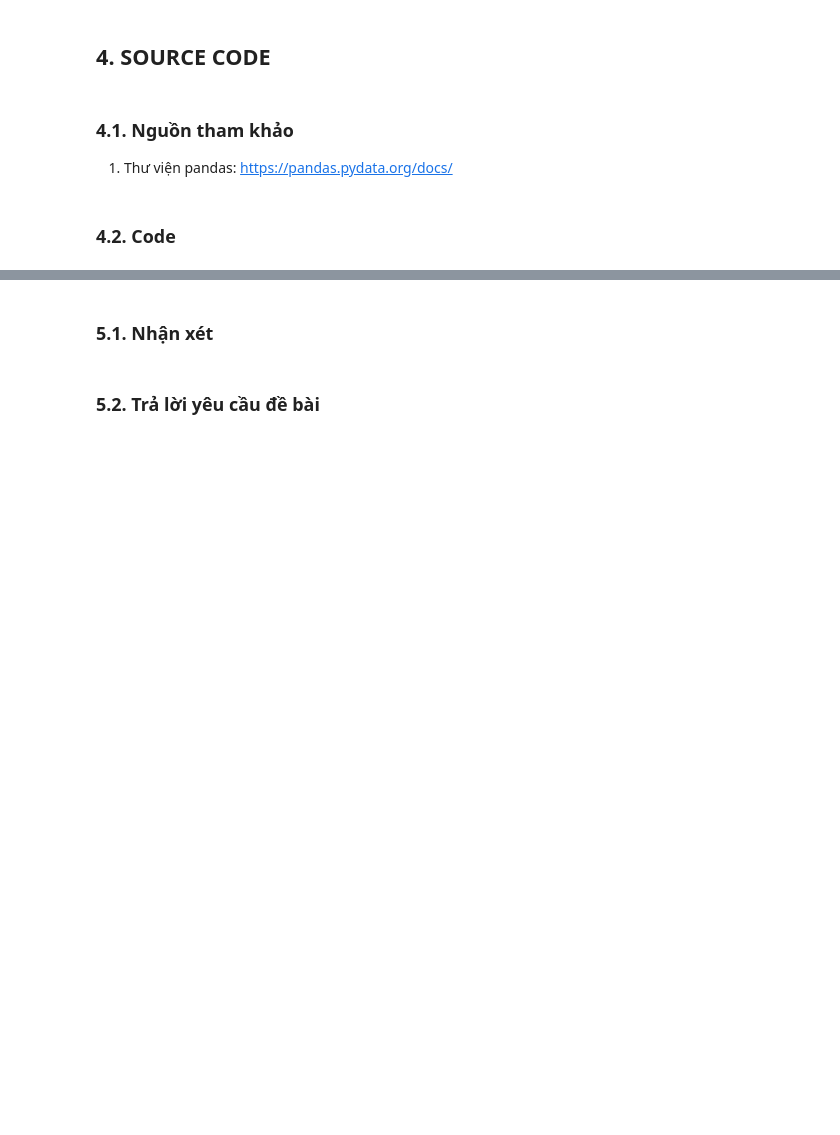
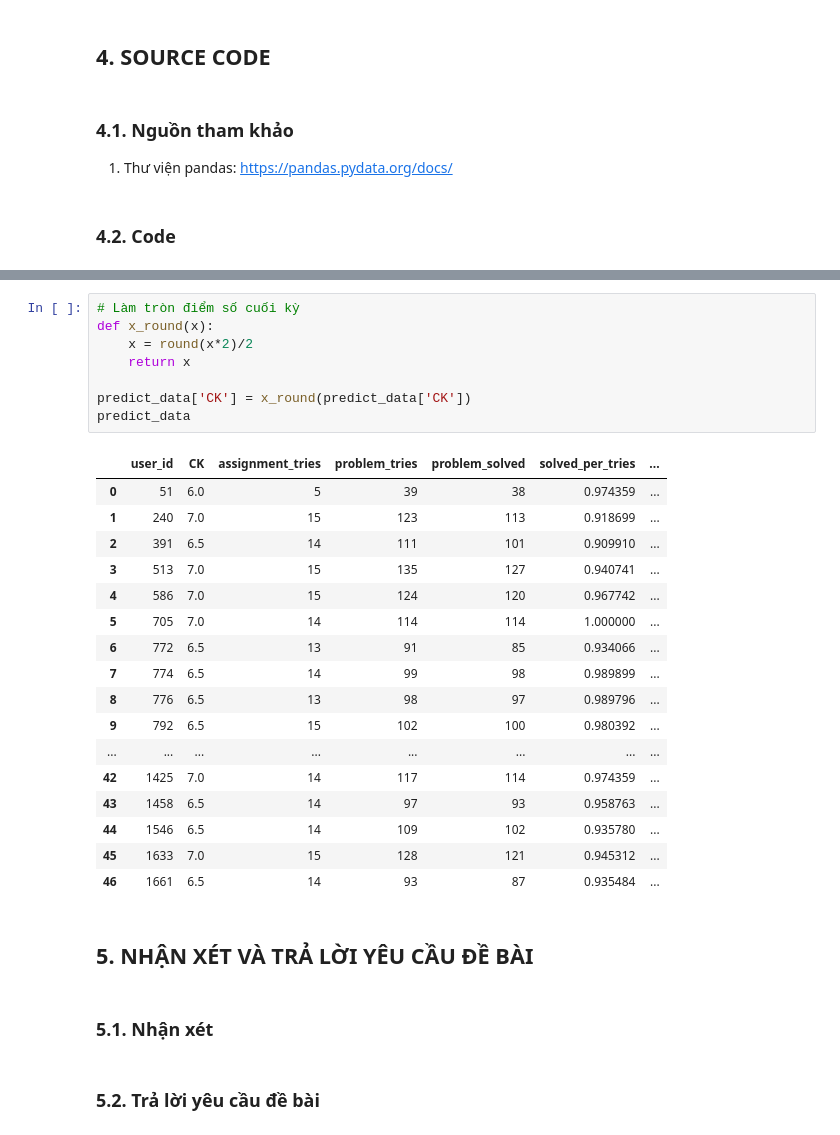
Before and after one commit to caohungphu/CS114.L21, a Jupyter notebook: Colab/Predict_final_exam_score.ipynb, the cells around one changed output, grey strips where cells are left out. Saved outputs shown, nothing was run; the diff lists cells and outputs as text; blank space fills up the shorter version.

```diff
--- a/Colab/Predict_final_exam_score.ipynb
+++ b/Colab/Predict_final_exam_score.ipynb
@@ -166,3 +165,31 @@ Name: CK, dtype: int64
+# %%
+# Làm tròn điểm số cuối kỳ
+def x_round(x):
+    x = round(x*2)/2
+    return x
+
+predict_data['CK'] = x_round(predict_data['CK'])
+predict_data
+# %% [output]
+|  | user_id | CK | assignment_tries | problem_tries | problem_solved | solved_per_tries | ... |
+| 0 | 51 | 6.0 | 5 | 39 | 38 | 0.974359 | ... |
+| 1 | 240 | 7.0 | 15 | 123 | 113 | 0.918699 | ... |
+| 2 | 391 | 6.5 | 14 | 111 | 101 | 0.909910 | ... |
+| 3 | 513 | 7.0 | 15 | 135 | 127 | 0.940741 | ... |
+| 4 | 586 | 7.0 | 15 | 124 | 120 | 0.967742 | ... |
+| 5 | 705 | 7.0 | 14 | 114 | 114 | 1.000000 | ... |
+| 6 | 772 | 6.5 | 13 | 91 | 85 | 0.934066 | ... |
+| 7 | 774 | 6.5 | 14 | 99 | 98 | 0.989899 | ... |
+| 8 | 776 | 6.5 | 13 | 98 | 97 | 0.989796 | ... |
+| 9 | 792 | 6.5 | 15 | 102 | 100 | 0.980392 | ... |
+| ... | ... | ... | ... | ... | ... | ... | ... |
+| 42 | 1425 | 7.0 | 14 | 117 | 114 | 0.974359 | ... |
+| 43 | 1458 | 6.5 | 14 | 97 | 93 | 0.958763 | ... |
+| 44 | 1546 | 6.5 | 14 | 109 | 102 | 0.935780 | ... |
+| 45 | 1633 | 7.0 | 15 | 128 | 121 | 0.945312 | ... |
+| 46 | 1661 | 6.5 | 14 | 93 | 87 | 0.935484 | ... |
+# %% [markdown]
+## **5. NHẬN XÉT VÀ TRẢ LỜI YÊU CẦU ĐỀ BÀI**
 # %% [markdown]
 ### **5.1. Nhận xét**
 # %% [markdown]
```
Also changed, not shown: parts of 24 cells of this notebook.
